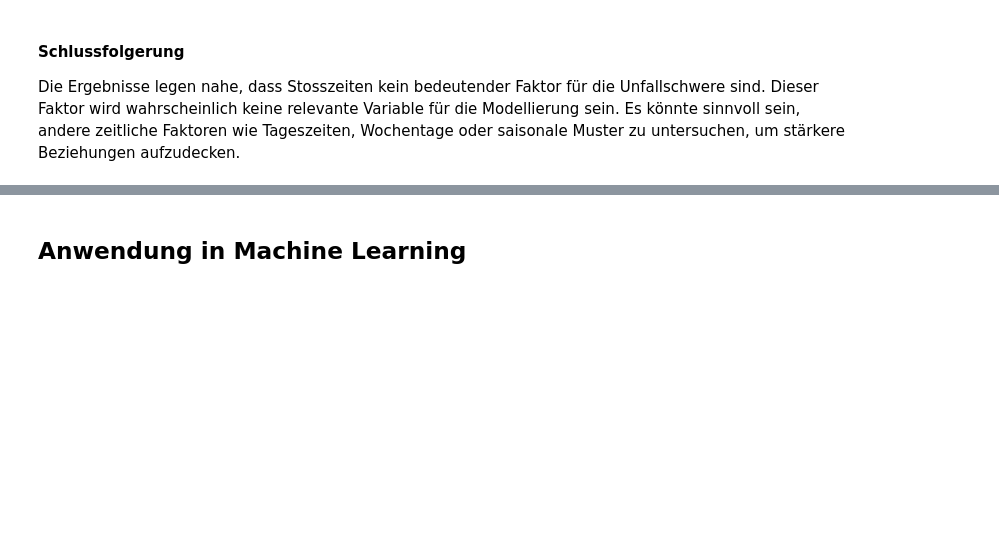
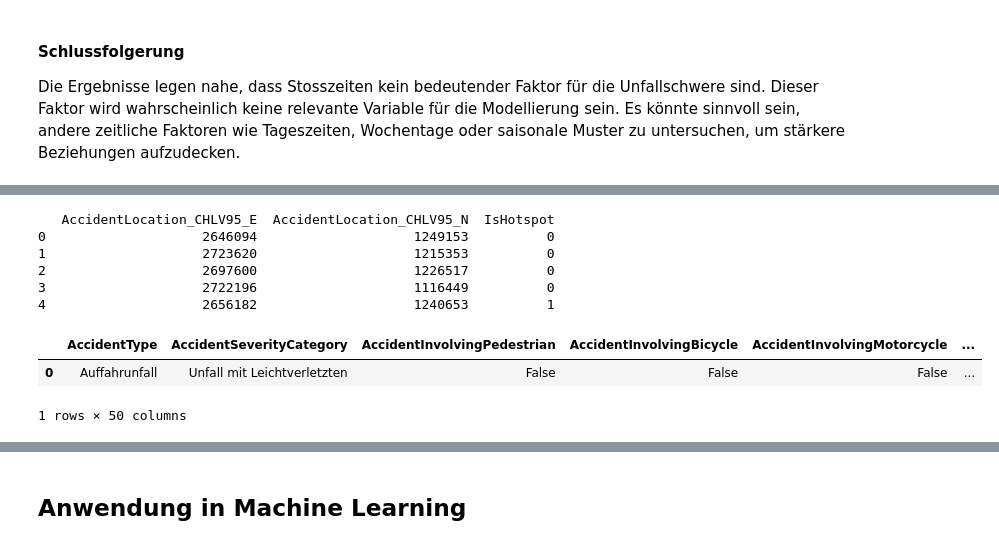
Before and after one commit to dominiqueulrixh/Verkehrsunfaellanalyse, a Jupyter notebook: Verkehrsunfallanalyse.ipynb, the cells around one changed output, grey strips where cells are left out. Drawn from its saved outputs; the diff is of its cells as text; code cells hidden in the pictures; blank space fills up the shorter version.

```diff
--- a/Verkehrsunfallanalyse.ipynb
+++ b/Verkehrsunfallanalyse.ipynb
@@ -1316,0 +1455,26 @@ Zentroiden der Cluster:
+# %%
+# Create a set of hotspot locations for fast lookup
+hotspot_coordinates = set(zip(hotspot_locations['AccidentLocation_CHLV95_E'],
+                               hotspot_locations['AccidentLocation_CHLV95_N']))
+
+# Add the IsHotspot variable to the original dataframe
+df_de_cleaned['IsHotspot'] = df_de_cleaned.apply(
+    lambda row: int((row['AccidentLocation_CHLV95_E'], row['AccidentLocation_CHLV95_N']) in hotspot_coordinates),
+    axis=1
+)
+
+# Verify the new column
+print(df_de_cleaned[['AccidentLocation_CHLV95_E', 'AccidentLocation_CHLV95_N', 'IsHotspot']].head())
+# %% [output]
+   AccidentLocation_CHLV95_E  AccidentLocation_CHLV95_N  IsHotspot
+0                    2646094                    1249153          0
+1                    2723620                    1215353          0
+2                    2697600                    1226517          0
+3                    2722196                    1116449          0
+4                    2656182                    1240653          1
+# %%
+df_de_cleaned.head(1)
+# %% [output]
+|  | AccidentType | AccidentSeverityCategory | AccidentInvolvingPedestrian | AccidentInvolvingBicycle | AccidentInvolvingMotorcycle | ... |
+| 0 | Auffahrunfall | Unfall mit Leichtverletzten | False | False | False | ... |
+1 rows × 50 columns
```
Also changed, not shown: parts of 31 cells of this notebook.
